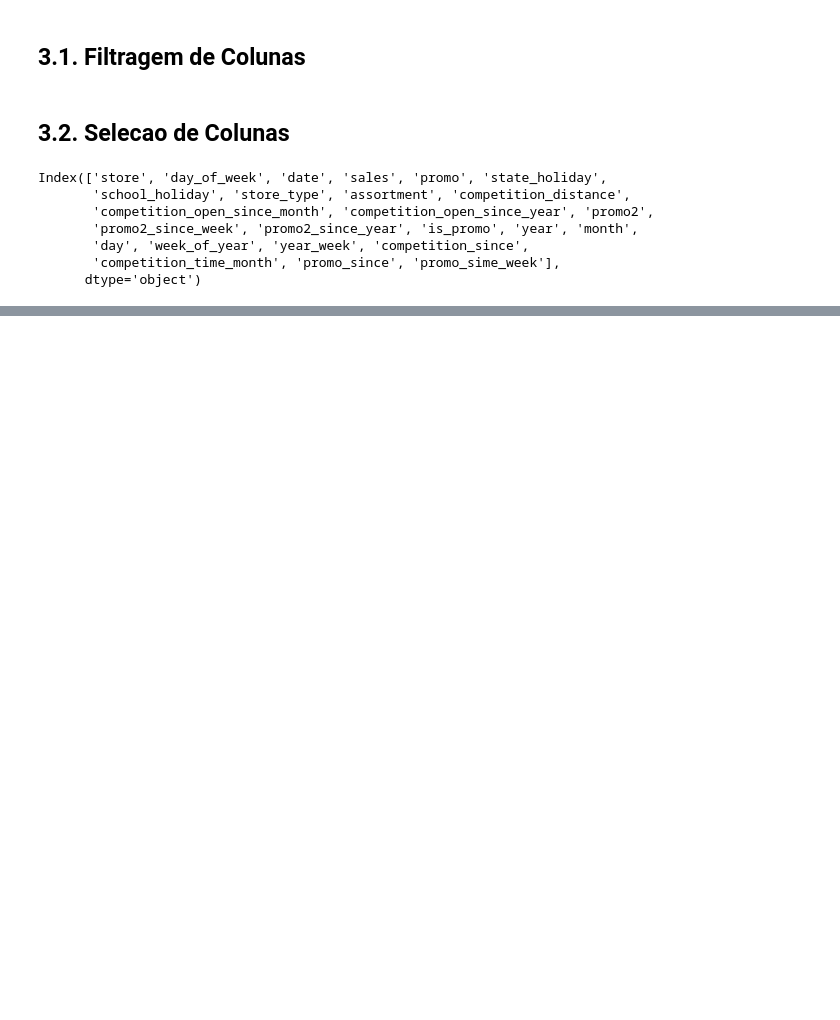
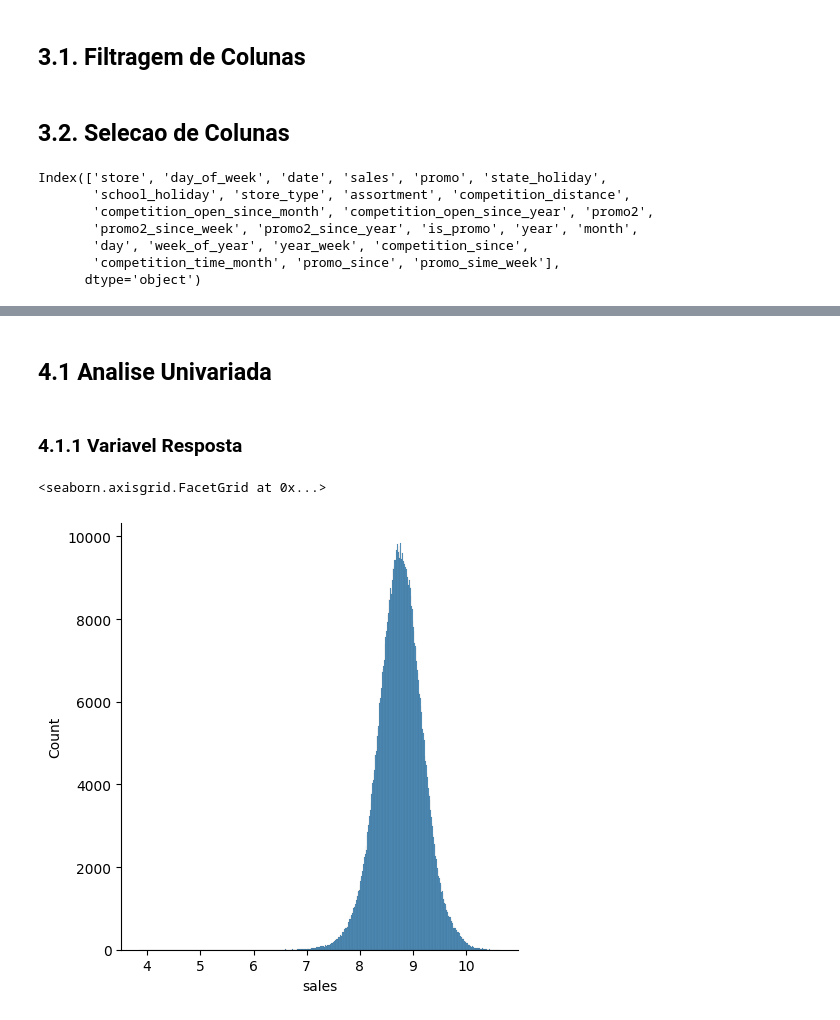
Before and after one commit to thiago-vale/ds-em-producao, a Jupyter notebook: notebooks/store-sales-ŕedictions.ipynb, the cells around one changed output, grey strips where cells are left out. Cells and saved outputs as stored; diff of their text form; code cells hidden in the pictures; blank space fills up the shorter version.

```diff
--- a/notebooks/store-sales-ŕedictions.ipynb
+++ b/notebooks/store-sales-ŕedictions.ipynb
@@ -507,0 +510,3 @@ Index(['store', 'day_of_week', 'date', 'sales', 'promo', 'state_holiday',
+# %%
+df4 = df3.copy()
+df4.head()
@@ -507,0 +521,9 @@ Index(['store', 'day_of_week', 'date', 'sales', 'promo', 'state_holiday',
+# %% [markdown]
+## 4.1 Analise Univariada
+# %% [markdown]
+### 4.1.1 Variavel Resposta
+# %%
+sns.displot( np.log1p(df4['sales']))
+# %% [output]
+<seaborn.axisgrid.FacetGrid at 0x...>
+[figure, added]
```
Also changed, not shown: parts of 16 cells of this notebook.
